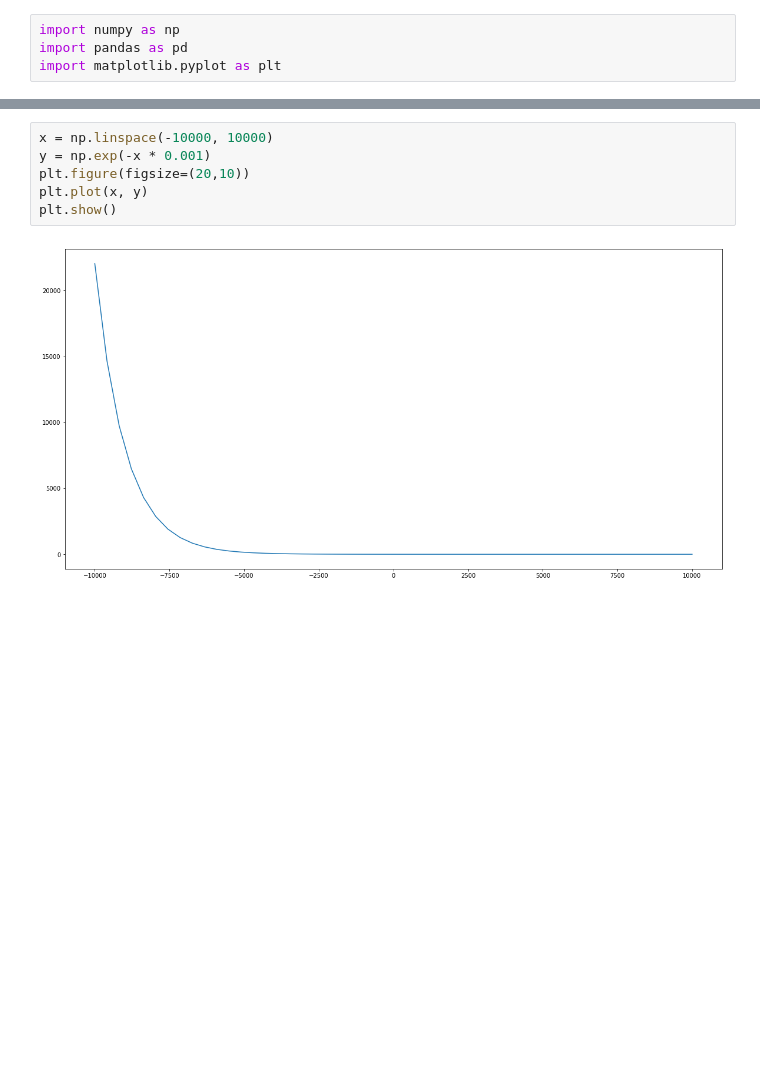
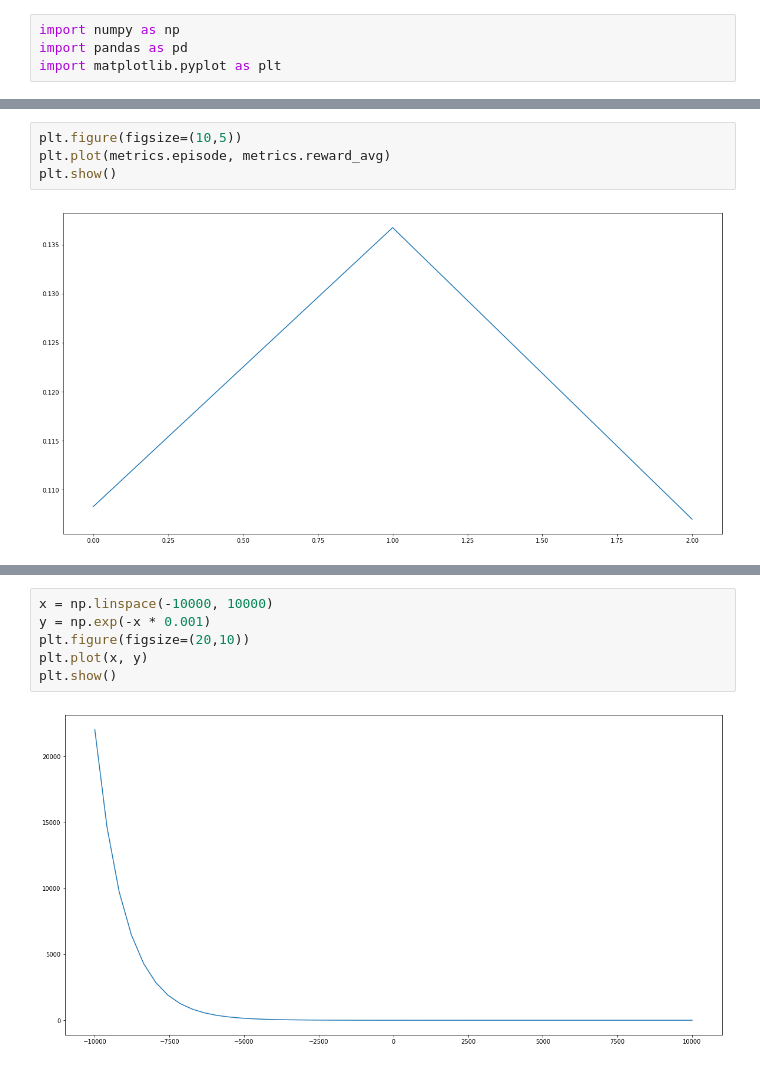
Before and after one commit to ARVILab/monopoly, a Jupyter notebook: loss_viz.ipynb, the cells around one changed output, grey strips where cells are left out. Saved outputs shown, nothing was run; the diff lists cells and outputs as text; blank space fills up the shorter version.

```diff
--- a/loss_viz.ipynb
+++ b/loss_viz.ipynb
@@ -110 +76,7 @@ winrates.head()
+# %%
+plt.figure(figsize=(10,5))
+plt.plot(metrics.episode, metrics.reward_avg)
+plt.show()
+# %% [output]
+[figure, added]
 # %%
```
Also changed, not shown: parts of 26 cells of this notebook, 6 other files.
